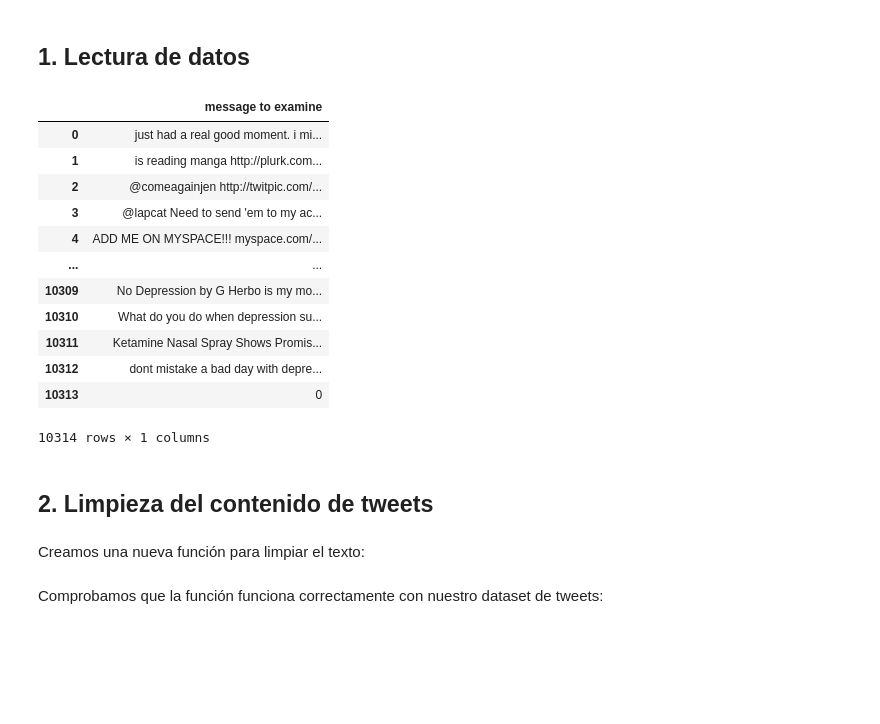
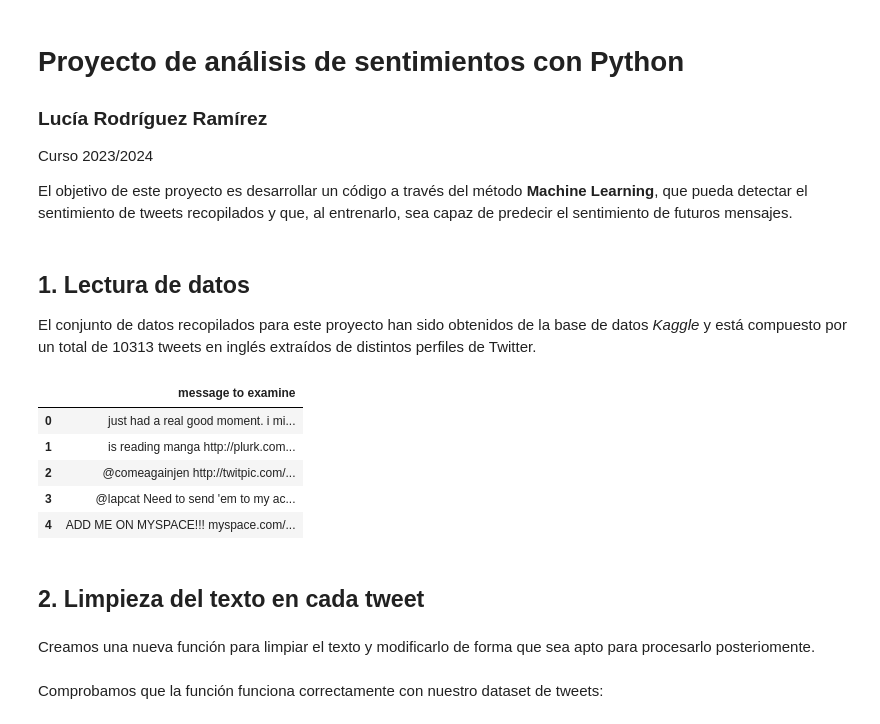
Before and after one commit to luciarguez20/BAG_2023_2024, a Jupyter notebook: examen/examen def.ipynb, the cells around one changed output. Saved outputs shown, nothing was run; the diff lists cells and outputs as text; code cells hidden in the pictures; blank space fills up the shorter version.

```diff
--- a/examen/examen def.ipynb
+++ b/examen/examen def.ipynb
@@ -1,3 +1,9 @@
+# %% [markdown]
+# Proyecto de análisis de sentimientos con Python
+### Lucía Rodríguez Ramírez
+Curso 2023/2024
+
+El objetivo de este proyecto es desarrollar un código a través del método **Machine Learning**, que pueda detectar el sentimiento de tweets recopilados y que, al entrenarlo, sea capaz de predecir el sentimiento de futuros mensajes.
 # %%
 #Importamos todos los paquetes que vamos a necesitar para ejecutar el script.
 import pandas as pd
@@ -29,28 +35,23 @@ from sklearn import preprocessing
 import matplotlib.pyplot as plt
 # %% [markdown]
 ## 1. Lectura de datos
+
+El conjunto de datos recopilados para este proyecto han sido obtenidos de la base de datos *Kaggle* y está compuesto por un total de 10313 tweets en inglés extraídos de distintos perfiles de Twitter.
 # %%
 data = pd.read_csv('sentiment_tweets3.csv')
 dataset = data[['message to examine']]
-dataset
+dataset[:5]
 # %% [output]
 |  | message to examine |
 | 0 | just had a real good moment. i mi... |
 | 1 | is reading manga http://plurk.com... |
 | 2 | @comeagainjen http://twitpic.com/... |
 | 3 | @lapcat Need to send 'em to my ac... |
 | 4 | ADD ME ON MYSPACE!!! myspace.com/... |
-| ... | ... |
-| 10309 | No Depression by G Herbo is my mo... |
-| 10310 | What do you do when depression su... |
-| 10311 | Ketamine Nasal Spray Shows Promis... |
-| 10312 | dont mistake a bad day with depre... |
-| 10313 | 0 |
-10314 rows × 1 columns
 # %% [markdown]
-## 2.  Limpieza del contenido de tweets
+## 2.  Limpieza del texto en cada tweet
 # %% [markdown]
-Creamos una nueva función para limpiar el texto:
+Creamos una nueva función para limpiar el texto y modificarlo de forma que sea apto para procesarlo posteriomente.
 # %%
 def limpiar_texto(data):
     #Iteramos con un bucle for cada uno de los tweets con su índice del dataframe:
```
Also changed, not shown: parts of 10 cells of this notebook.
